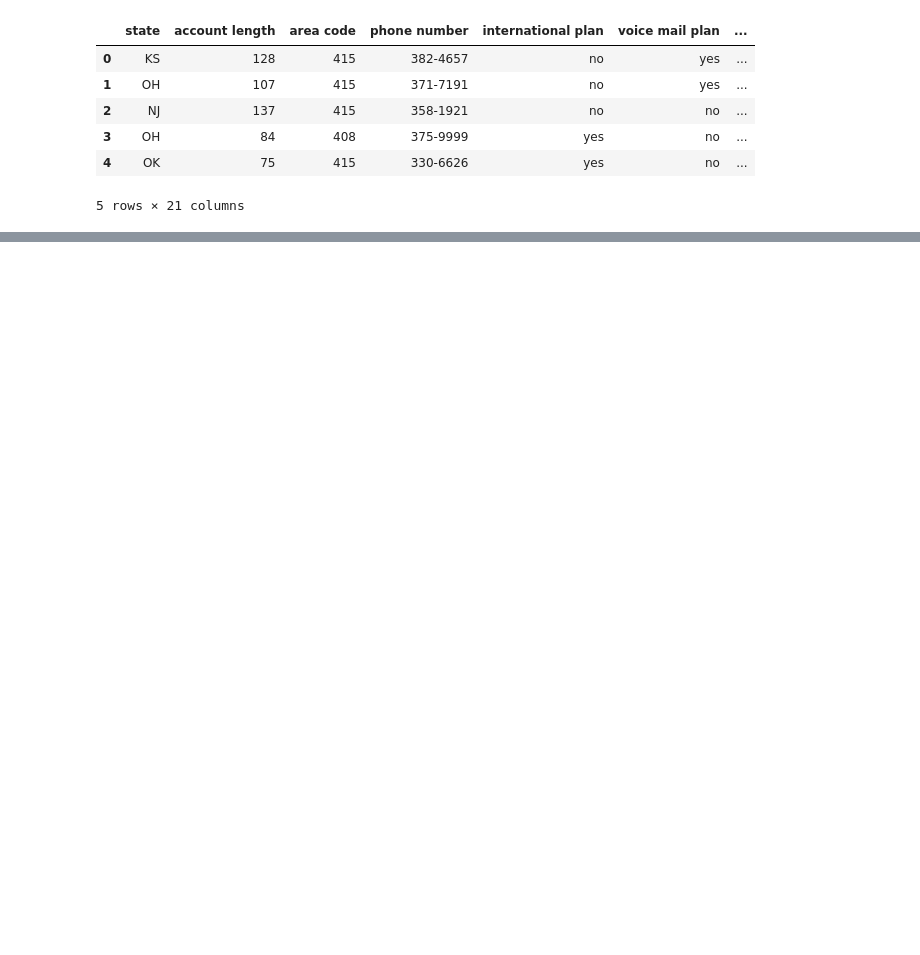
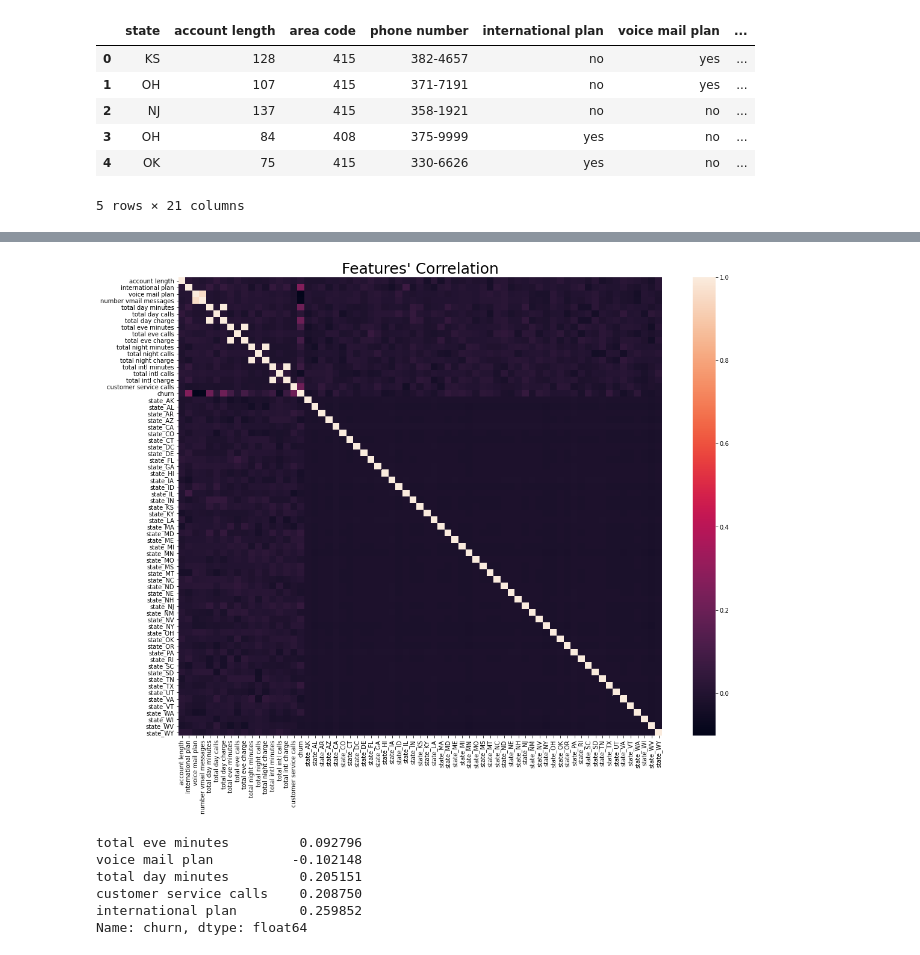
Before and after one commit to terminalcoder/Churn-in-Telecom, a Jupyter notebook: notebook.ipynb, the cells around one changed output, grey strips where cells are left out. Saved outputs shown, nothing was run; the diff lists cells and outputs as text; code cells hidden in the pictures; blank space fills up the shorter version.

```diff
--- a/notebook.ipynb
+++ b/notebook.ipynb
@@ -32,0 +64,3 @@ Index(['state', 'account length', 'area code', 'phone number',
+# %%
+# drop the 'phone_number' column from dataset
+df.drop(['phone number', 'area code'], axis=1, inplace=True)
@@ -32,0 +125,11 @@ Index(['state', 'account length', 'area code', 'phone number',
+# %%
+# convert binomial values to numeric datatype: (True, 'yes': 1), (False, 'no': 0)
+# loop through columns & convert values if binary
+for col in df.columns:
+    if len(df[col].unique()) == 2:
+        df[col] = df[col].map({True: 1, False: 0, 'yes': 1, 'no': 0})
+# %%
+# one-hot encode'state' column
+ohe_df = pd.get_dummies(df)
+# preview modified dataframe
+ohe_df.head()
@@ -32,0 +148,19 @@ Index(['state', 'account length', 'area code', 'phone number',
+# %%
+# visualize a heatmap of feature correlation
+fig, axes = plt.subplots(figsize=(18, 14))
+sns.heatmap(ohe_df.corr())
+axes.set_title("Features' Correlation", {'fontsize' : 25});
+# %% [output]
+[figure, added]
+# %%
+# create a list of 5 column names most correlated with 'churn' (exclude columns correlated with each other to avoid multicollinearity)
+high_corr_lst = df.corr()['churn'].abs().round(3).sort_values()[-8:].drop_duplicates().keys().drop('churn')
+# display most highly correlated features & their correlation
+df.corr()['churn'][high_corr_lst]
+# %% [output]
+total eve minutes         0.092796
+voice mail plan          -0.102148
+total day minutes         0.205151
+customer service calls    0.208750
+international plan        0.259852
+Name: churn, dtype: float64
```
Also changed, not shown: parts of 25 cells of this notebook, 4 other files.
